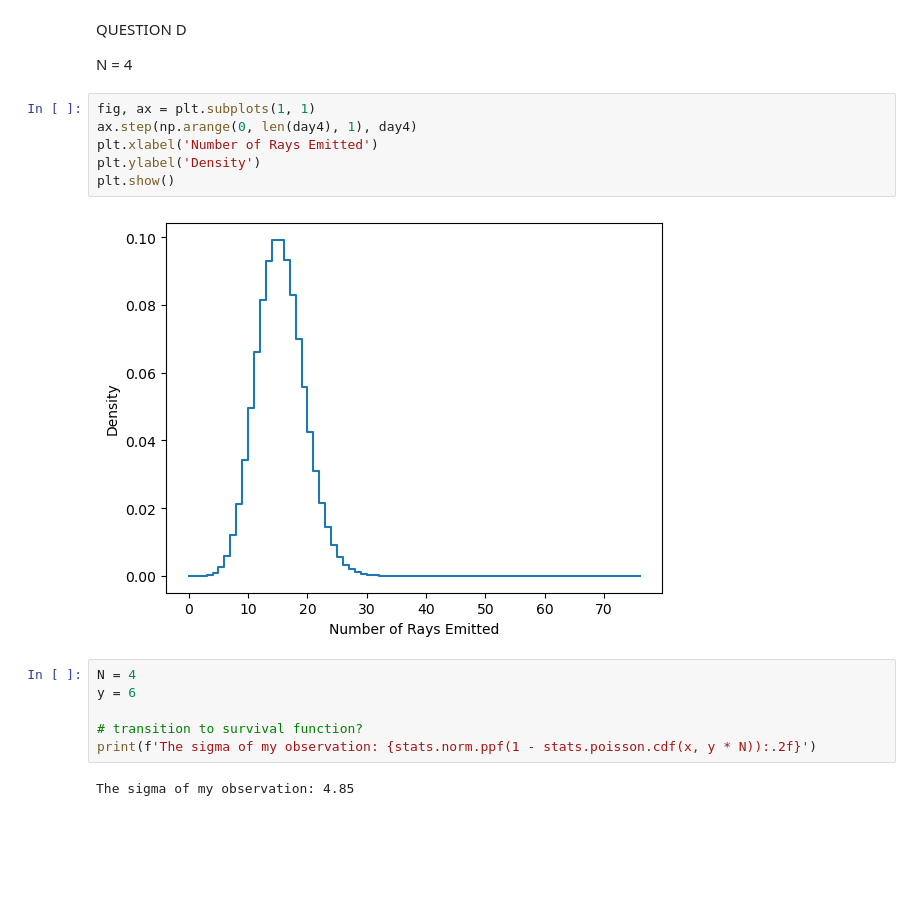
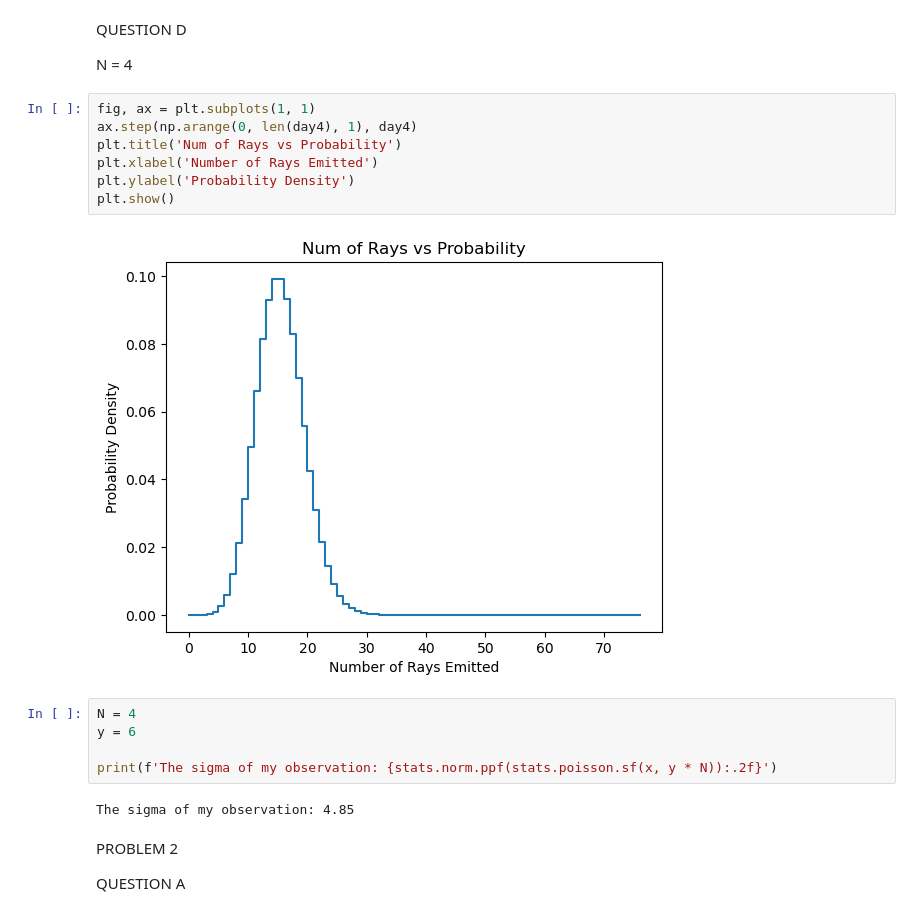
Before and after one commit to ellaaaaah/phys434, a Jupyter notebook: lab/LAB2.ipynb, the cells around one changed output. Saved outputs shown, nothing was run; the diff lists cells and outputs as text; blank space fills up the shorter version.

```diff
--- a/lab/LAB2.ipynb
+++ b/lab/LAB2.ipynb
@@ -90,16 +113,20 @@ N = 4
 # %%
 fig, ax = plt.subplots(1, 1)
 ax.step(np.arange(0, len(day4), 1), day4)
+plt.title('Num of Rays vs Probability')
 plt.xlabel('Number of Rays Emitted')
-plt.ylabel('Density')
+plt.ylabel('Probability Density')
 plt.show()
 # %% [output]
-[figure, old version]
+[figure, new version]
 # %%
 N = 4
 y = 6
 
-# transition to survival function?
-print(f'The sigma of my observation: {stats.norm.ppf(1 - stats.poisson.cdf(x, y * N)):.2f}')
+print(f'The sigma of my observation: {stats.norm.ppf(stats.poisson.sf(x, y * N)):.2f}')
 # %% [output]
 The sigma of my observation: 4.85
+# %% [markdown]
+PROBLEM 2
+
+QUESTION A
```
Also changed, not shown: parts of 30 cells of this notebook.
